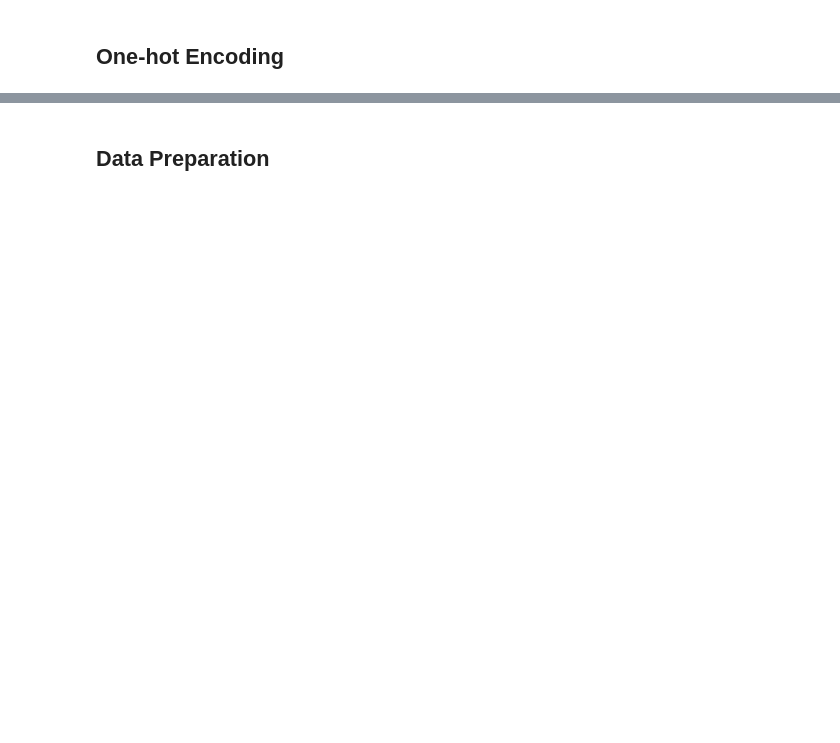
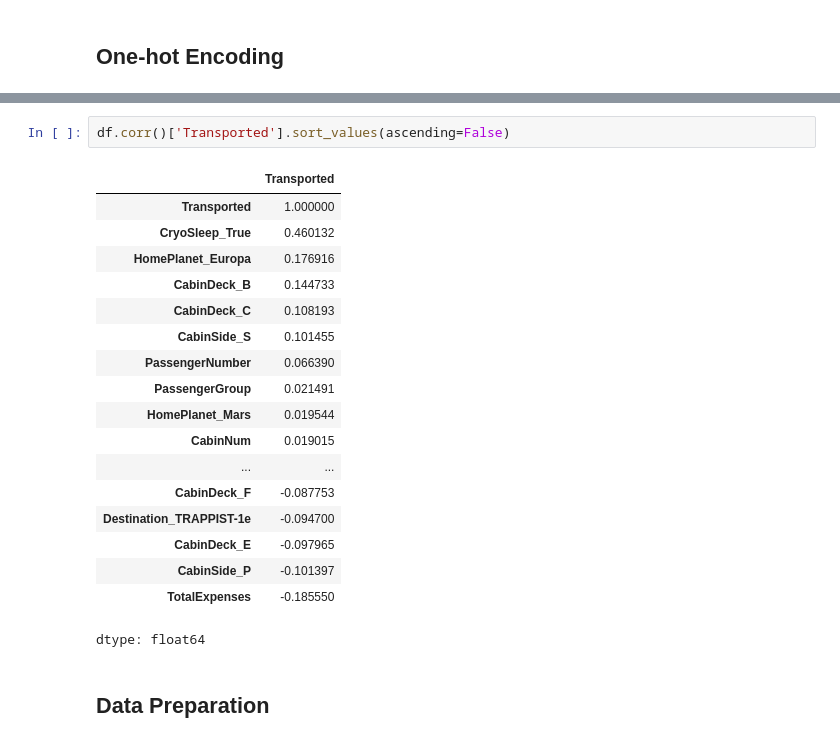
Before and after one commit to machiwao/ml-development, a Jupyter notebook: Kaggle_Spaceship_Titanic.ipynb, the cells around one changed output, grey strips where cells are left out. Saved outputs shown, nothing was run; the diff lists cells and outputs as text; blank space fills up the shorter version.

```diff
--- a/Kaggle_Spaceship_Titanic.ipynb
+++ b/Kaggle_Spaceship_Titanic.ipynb
@@ -317,2 +383,23 @@ TotalExpenses [    0.   736. 10383. ...  8536.  1873.  4637.]
+# %%
+df.corr()['Transported'].sort_values(ascending=False)
+# %% [output]
+|  | Transported |
+| Transported | 1.000000 |
+| CryoSleep_True | 0.460132 |
+| HomePlanet_Europa | 0.176916 |
+| CabinDeck_B | 0.144733 |
+| CabinDeck_C | 0.108193 |
+| CabinSide_S | 0.101455 |
+| PassengerNumber | 0.066390 |
+| PassengerGroup | 0.021491 |
+| HomePlanet_Mars | 0.019544 |
+| CabinNum | 0.019015 |
+| ... | ... |
+| CabinDeck_F | -0.087753 |
+| Destination_TRAPPIST-1e | -0.094700 |
+| CabinDeck_E | -0.097965 |
+| CabinSide_P | -0.101397 |
+| TotalExpenses | -0.185550 |
+dtype: float64
 # %% [markdown]
 ## Data Preparation
```
Also changed, not shown: parts of 24 cells of this notebook.
